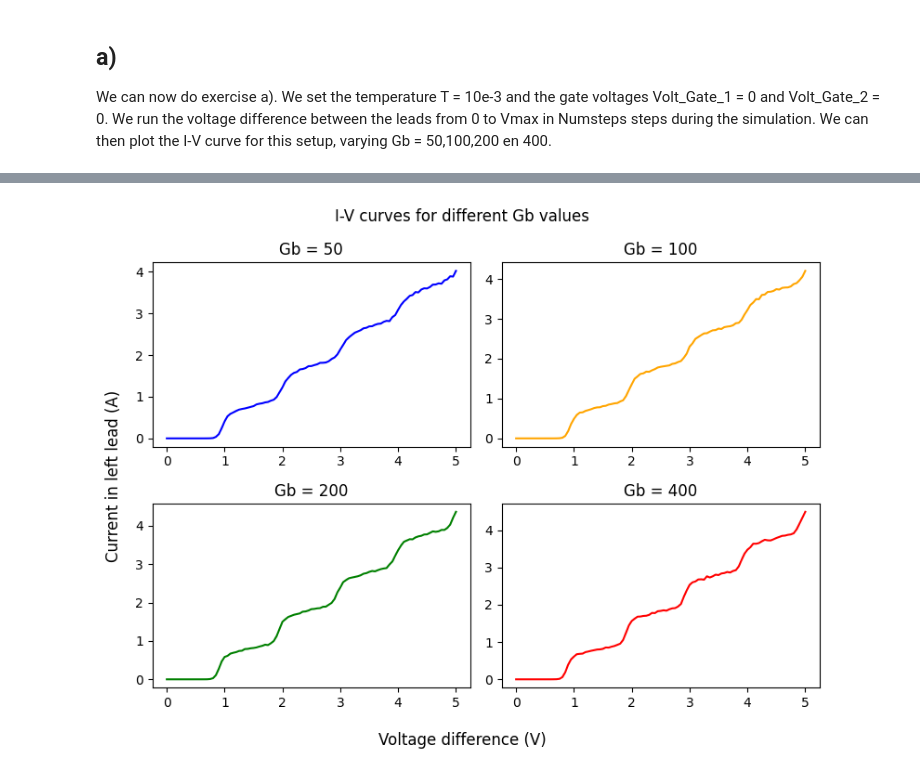
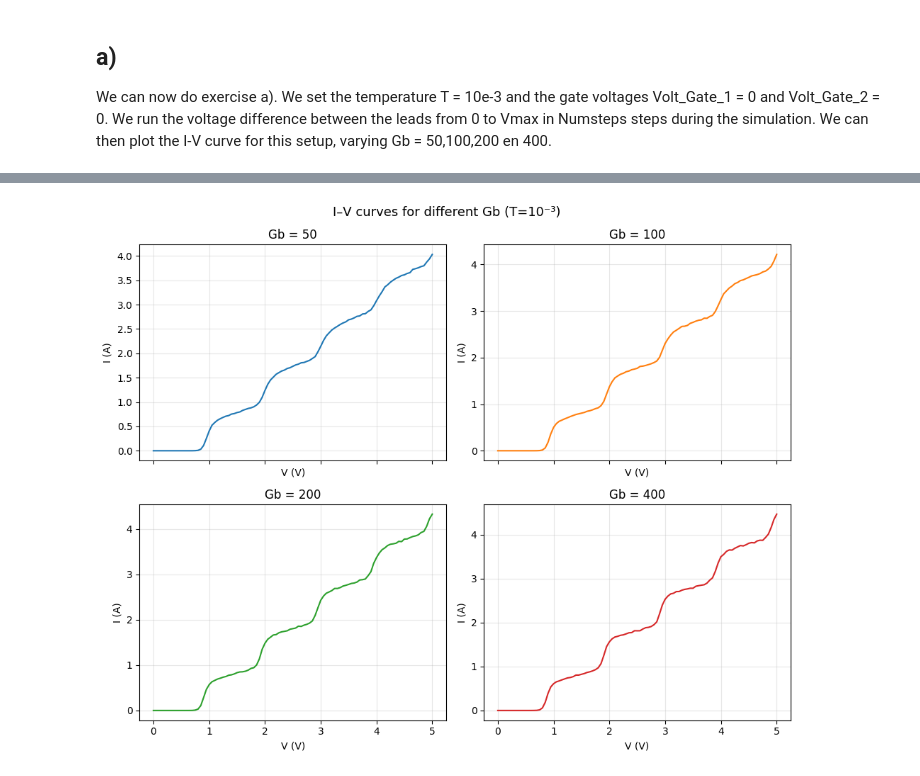
Before and after one commit to Maxim1920/Quantum_Transport, a Jupyter notebook: Coulomb blockade/Task9.ipynb, the cells around one changed output, grey strips where cells are left out. Cells and saved outputs as stored; diff of their text form; code cells hidden in the pictures.

```diff
--- a/Coulomb blockade/Task9.ipynb
+++ b/Coulomb blockade/Task9.ipynb
@@ -12,10 +14,10 @@ We can now build the setup for task 9 according to the CB.setup.pdf file. We set
 - C = 1
 - Cg = 0.01
 # %%
-Setup=CBSetup()
 def setuptask9(Gb=50, Gs=1, C=1, Cg=0.01):
     #First we create the setup
     #two leads
+    Setup=CBSetup()
     Setup.add_lead('LeadLeft')
     Setup.add_lead('LeadRight')
 
@@ -33,6 +35,8 @@ def setuptask9(Gb=50, Gs=1, C=1, Cg=0.01):
     Setup.add_gate('Gate_2', 'Island2', Cg)
 
     Setup.finish()
+
+    return Setup
 # %% [markdown]
 ## a)
 We can now do exercise a). We set the temperature T = 10e-3 and the gate voltages Volt_Gate_1 = 0 and Volt_Gate_2 = 0.
@@ -40,12 +44,13 @@ We run the voltage difference between the leads from 0 to Vmax in Numsteps steps
 # %%
 Numsteps = 100
 Vmax = 5
-timeinterval = 10000
+timeinterval = 25000
 zeros = np.zeros(2)
 currents = []
-for Gb in [50, 100, 200, 400]:
-    Setup=CBSetup()
-    setuptask9(Gb=Gb)
+voltages = np.linspace(0, Vmax, Numsteps + 1)
+Gb_values = [50, 100, 200, 400]
+for Gb in Gb_values:
+    Setup = setuptask9(Gb=Gb)
     Setup.temperature = 10e-3
     #initialize the system with zero voltages and zero charges
     Setup.set_gate_voltage('Gate_1', 0)
@@ -70,19 +93,19 @@ print(currents.shape)
 # %%
-# Create figure with 2x2 grid of subplots
-fig, ax = plt.subplots(2, 2, figsize=(8, 6))
-fig.suptitle('I-V curves for different Gb values')
-fig.supxlabel('Voltage difference (V)')
-fig.supylabel('Current in left lead (A)')
-voltages=np.linspace(0,Vmax, num=Numsteps+1)
+# --- Plot all four I–V curves together ---
+fig, axes = plt.subplots(2, 2, figsize=(10, 8), sharex=True, sharey=False)
+axes = axes.flatten()
+colors = ['tab:blue', 'tab:orange', 'tab:green', 'tab:red']
 
-# Plot on each subplot using ax[row][col] or ax[row, col]
-ax[0, 0].plot(voltages, currents[0], color='blue')
-ax[0, 0].set_title('Gb = 50')
+for idx, Gb in enumerate(Gb_values):
+    ax = axes[idx]
+    ax.plot(voltages, currents[idx], color=colors[idx], lw=1.5)
+    ax.set_title(f'Gb = {Gb}')
+    ax.set_xlabel('V (V)')
+    ax.set_ylabel('I (A)')
+    ax.grid(True, alpha=0.3)
 
-#Functions to analyse/run the system:
-#Setup.give_a_run(debug = 'True')
-#Setup.runit()
-#Setup.sorted_cache()
-#Setup.simulator.movie_theater('Data_testrun1')
+fig.suptitle('I–V curves for different Gb (T=10⁻³)', fontsize=13)
+plt.tight_layout()
+plt.show()
 # %% [output]
-[figure, old version]
+[figure, new version]
```
Also changed, not shown: parts of 10 cells of this notebook.
